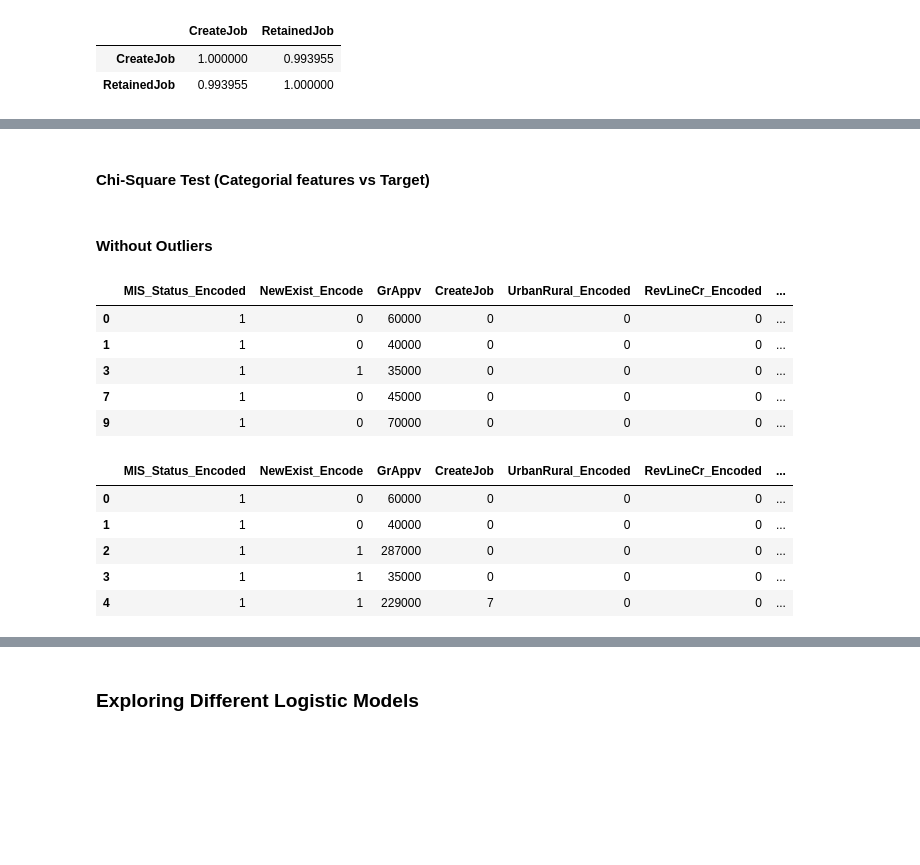
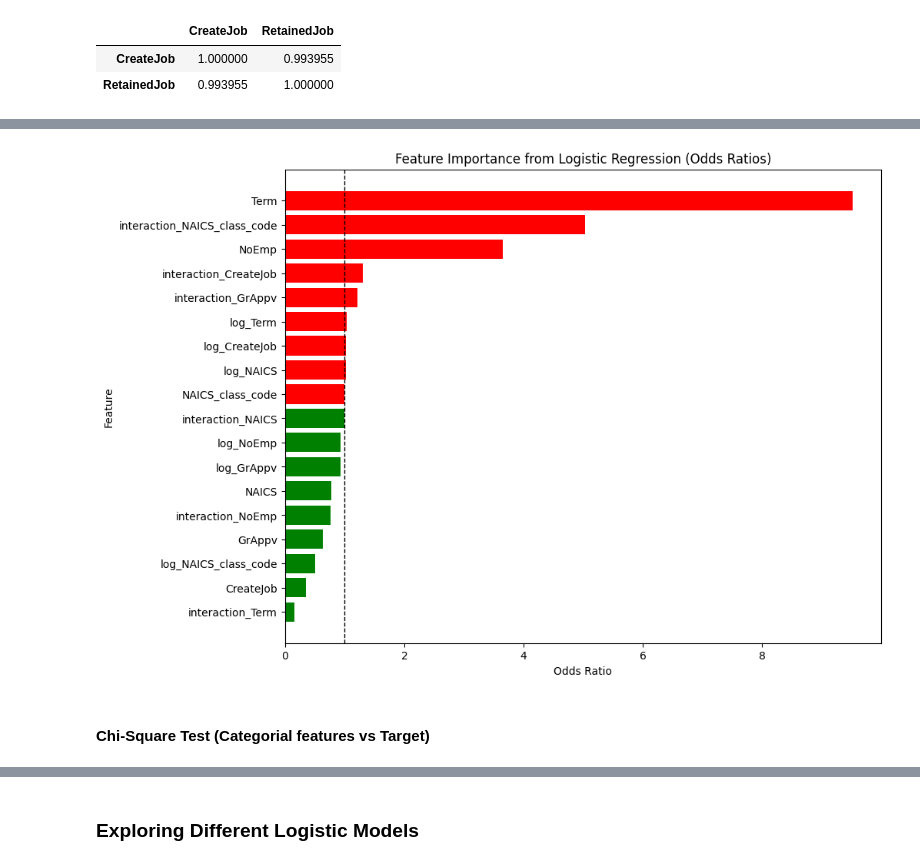
Before and after one commit to MichAdebayo/brief-loan-prediction, a Jupyter notebook: data_model.ipynb, the cells around one changed output, grey strips where cells are left out. Saved outputs shown, nothing was run; the diff lists cells and outputs as text; code cells hidden in the pictures; blank space fills up the shorter version.

Commit message:
start data analysis

```diff
--- a/data_model.ipynb
+++ b/data_model.ipynb
@@ -18,21 +14,22 @@ df_cat = df.copy()
 - Create 'missing' variables for columns with NaNs
 # %%
 # Create an indicator column for LowDoc_Encoded NAs
-df['LowDoc_Encoded_missing'] = df['LowDoc_Encoded'].isna().astype(int)
+df_iter_impute['LowDoc_Encoded_missing'] = df_iter_impute['LowDoc_Encoded'].isna().astype(int)
 
 # Create an indicator column for LowDoc_Encoded NAs
-df['RevLineCr_Encoded_missing'] = df['RevLineCr_Encoded'].isna().astype(int)
+df_iter_impute['RevLineCr_Encoded_missing'] = df_iter_impute['RevLineCr_Encoded'].isna().astype(int)
 
 # Create an indicator column for LowDoc_Encoded NAs
-df['NewExist_Encode_missing'] = df['NewExist_Encode'].isna().astype(int)
+df_iter_impute['NewExist_Encode_missing'] = df_iter_impute['NewExist_Encode'].isna().astype(int)
 # %% [markdown]
 - Iteratively fill missing data points for columns with NaNs
 # %%
+from sklearn.experimental import enable_iterative_imputer
 from sklearn.impute import IterativeImputer
 from sklearn.ensemble import RandomForestClassifier
 
 # Create a copy of the DataFrame
-df_target = df[['UrbanRural_Encoded', 'GrAppv', 'FranchiseCode_Encoded',
+df_target = df_iter_impute[['UrbanRural_Encoded', 'GrAppv', 'FranchiseCode_Encoded',
                        'LowDoc_Encoded', 'RevLineCr_Encoded', 'NewExist_Encode']]
 
 # Initialize the IterativeImputer
@@ -395,22 +280,35 @@ GrAppv Correlation: 0.1339701047092953 GrAppv P-value: 0.0
+# %%
+# Extract the coefficients from the logistic regression results
+coefficients = result.params
+feature_names = coefficients.index
+
+# Calculate the odds ratios by exponentiating the coefficients
+odds_ratios = np.exp(coefficients)
+
+# Create a DataFrame with the feature names and their corresponding odds ratios
+feature_importance = pd.DataFrame({
+    'Feature': feature_names,
+    'Odds Ratio': odds_ratios,
+    'Coefficient': coefficients
+})
+
+# Exclude the constant term
+feature_importance = feature_importance[feature_importance['Feature'] != 'const']
+
+# Sort the features by odds ratio
+feature_importance = feature_importance.sort_values(by='Odds Ratio', ascending=False)
+
+# Plot the feature importance
+plt.figure(figsize=(10, 8))
+colors = ['red' if coef > 0 else 'green' for coef in feature_importance['Coefficient']]
+plt.barh(feature_importance['Feature'], feature_importance['Odds Ratio'], color=colors)
+plt.axvline(x=1, color='black', linestyle='--', linewidth=1)  # Reference line at OR=1
+plt.xlabel('Odds Ratio')
+plt.ylabel('Feature')
+plt.title('Feature Importance from Logistic Regression (Odds Ratios)')
+plt.gca().invert_yaxis()  # Invert y-axis to have the most important feature at the top
+plt.show()
+# %% [output]
+[figure, added]
 # %% [markdown]
 #### Chi-Square Test (Categorial features vs Target)
-# %% [markdown]
-#### Without Outliers
-# %%
-df_no_outliers.head()
-# %% [output]
-|  | MIS_Status_Encoded | NewExist_Encode | GrAppv | CreateJob | UrbanRural_Encoded | RevLineCr_Encoded | ... |
-| 0 | 1 | 0 | 60000 | 0 | 0 | 0 | ... |
-| 1 | 1 | 0 | 40000 | 0 | 0 | 0 | ... |
-| 3 | 1 | 1 | 35000 | 0 | 0 | 0 | ... |
-| 7 | 1 | 0 | 45000 | 0 | 0 | 0 | ... |
-| 9 | 1 | 0 | 70000 | 0 | 0 | 0 | ... |
-# %%
-df_no_multicollinearity.head()
-# %% [output]
-|  | MIS_Status_Encoded | NewExist_Encode | GrAppv | CreateJob | UrbanRural_Encoded | RevLineCr_Encoded | ... |
-| 0 | 1 | 0 | 60000 | 0 | 0 | 0 | ... |
-| 1 | 1 | 0 | 40000 | 0 | 0 | 0 | ... |
-| 2 | 1 | 1 | 287000 | 0 | 0 | 0 | ... |
-| 3 | 1 | 1 | 35000 | 0 | 0 | 0 | ... |
-| 4 | 1 | 1 | 229000 | 7 | 0 | 0 | ... |
```
Also changed, not shown: parts of 56 cells of this notebook, 1 other file.
